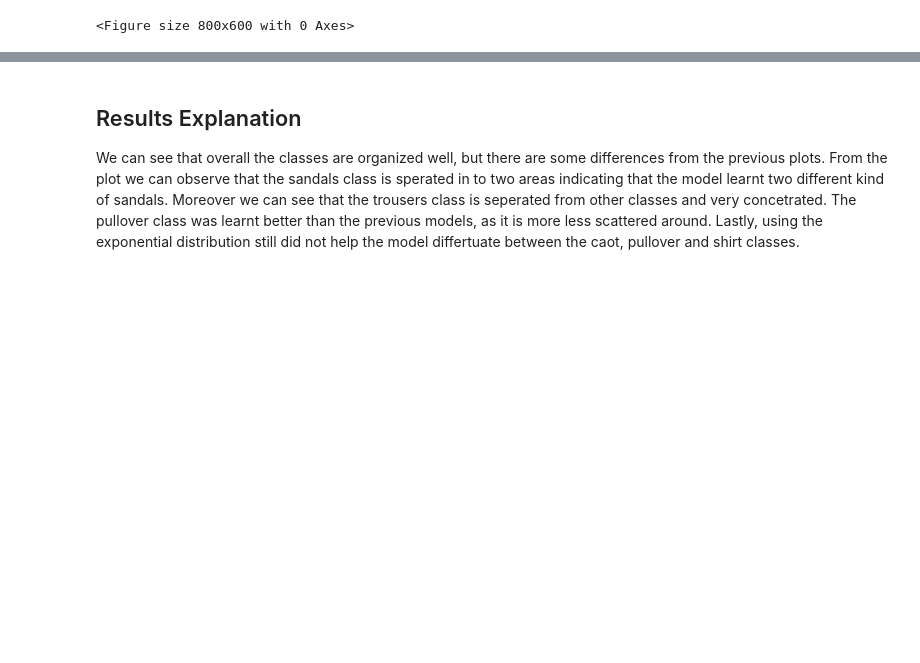
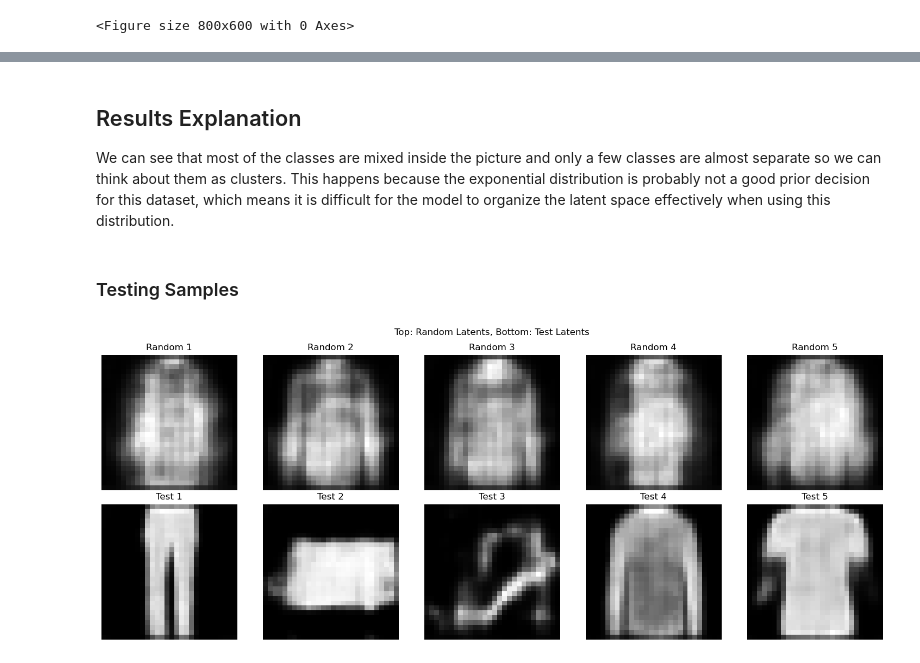
Before and after one commit to roiteichman/Deep-project, a Jupyter notebook: Project.ipynb, the cells around one changed output, grey strips where cells are left out. Saved outputs shown, nothing was run; the diff lists cells and outputs as text; code cells hidden in the pictures; blank space fills up the shorter version.

Commit message:
finish exponential distribution (with EXP(1) in the 5 samples mission) + TSNE

```diff
--- a/Project.ipynb
+++ b/Project.ipynb
@@ -1009,4 +1009,34 @@ plt.show()
 # %% [markdown]
 ## Results Explanation
-We can see that overall the classes are organized well, but there are some differences from the previous plots.
-From the plot we can observe that the sandals class is sperated in to two areas indicating that the model learnt two different kind of sandals. Moreover we can see that the trousers class is seperated from other classes and very concetrated. The pullover class was learnt better than the previous models, as it is more less scattered around. Lastly, using the exponential distribution still did not help the model differtuate between the caot, pullover and shirt classes.
+We can see that most of the classes are mixed inside the picture and only a few classes are almost separate so we can think about them as clusters. This happens because the exponential distribution is probably not a good prior decision for this dataset, which means it is difficult for the model to organize the latent space effectively when using this distribution.
+# %% [markdown]
+### Testing Samples
+# %%
+exponential_dist = torch.distributions.exponential.Exponential(1.0)
+
+random_latents = exponential_dist.sample((5, model_exp.latent_dim)).to(model_exp.device) # Sample from Exponential(1)
+random_decoded = model_exp.decode(random_latents)  # Decode the sampled latents
+
+test_indices = torch.randint(0, len(model_exp.test_ds), (5,))
+test_log_lambda = model_exp.test_log_lambda[test_indices]
+
+
+test_latents = model_exp._reparameterize(test_log_lambda)
+test_decoded = model_exp.decode(test_latents)
+
+fig, axes = plt.subplots(2, 5, figsize=(15, 6))
+
+for i, (random_img, test_img) in enumerate(zip(random_decoded, test_decoded)):
+    axes[0, i].imshow(random_img.cpu().detach().numpy(), cmap='gray')
+    axes[0, i].axis('off')
+    axes[0, i].set_title(f"Random {i + 1}")
+
+    axes[1, i].imshow(test_img.cpu().detach().numpy(), cmap='gray')
+    axes[1, i].axis('off')
+    axes[1, i].set_title(f"Test {i + 1}")
+
+plt.suptitle("Top: Random Latents, Bottom: Test Latents")
+plt.tight_layout()
+plt.show()
+# %% [output]
+[figure, added]
```
Also changed, not shown: parts of 8 cells of this notebook, 1 other file.
